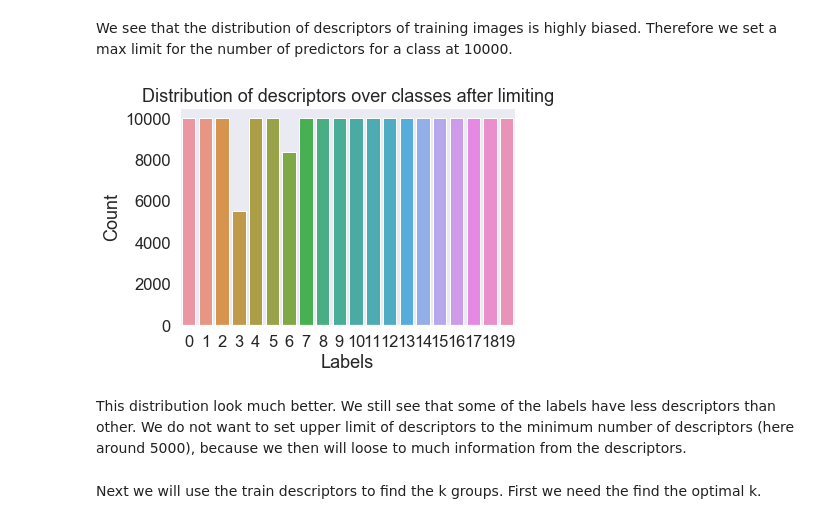
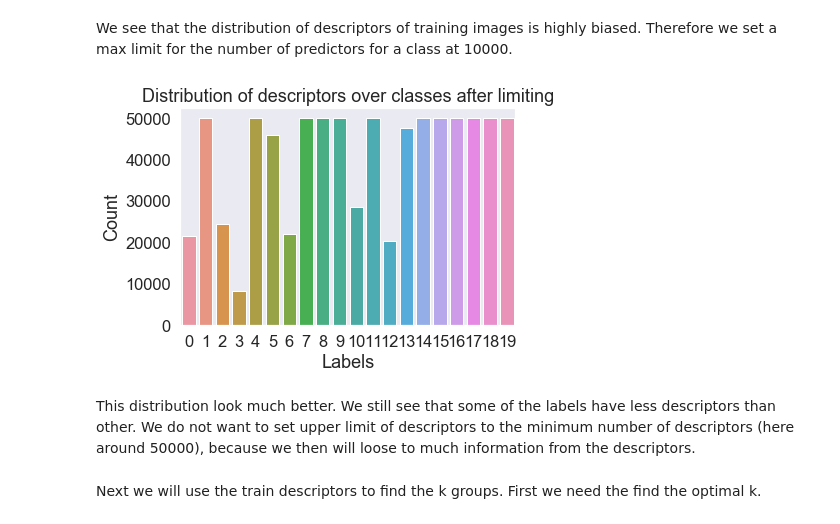
Before and after one commit to henrhoi/image-classification, a Jupyter notebook: GradProject_NB2.ipynb, the cells around one changed output. Saved outputs shown, nothing was run; the diff lists cells and outputs as text; code cells hidden in the pictures.

```diff
--- a/GradProject_NB2.ipynb
+++ b/GradProject_NB2.ipynb
@@ -606,0 +628,11 @@ print(len(descs))
+# %%
+def get_descriptors(img, sift=None):
+    sift = sift if sift else cv2.xfeatures2d.SIFT_create()
+    gray = cv2.cvtColor(img, cv2.COLOR_RGB2GRAY)
+    kp, descriptors = sift.detectAndCompute(gray, None)
+
+    return np.array(descriptors) if descriptors is not None else np.array([])
+
+img = training_data["Scaled_Image"][3].copy()
+descs = get_descriptors(img)
+descs.shape
@@ -627,31 +661,36 @@ def get_all_descriptors(images, labels, images_ids):
     Also collecting labels for future plotting
     """
     images = images.values
-
+    start_time = timer()
     descriptor_matrix = []
     desc_labels = []
     desc_images_id = []
-    sift = SIFT()
-    print(len(images))
+    sift = cv2.xfeatures2d.SIFT_create()
+    print(f"Processing {len(images)} images")
     for i, img in enumerate(images):
         descriptors = get_descriptors(img, sift)
         label = labels.iloc[i]
         image_id = images_ids.iloc[i]
+
         if len(descriptors) != 0:
             desc_labels.extend([label]*len(descriptors))
             descriptor_matrix.append(descriptors)
             desc_images_id.extend([image_id]*len(descriptors))
-        print(i)
+        print(f"[{((i + 1)/len(images))*100:.1f}%] Processed {i + 1} images. Time elapsed: {timer() - start_time:.1f} s", end='\r')
 
     return np.concatenate(descriptor_matrix), np.array(desc_labels), np.array(desc_images_id)
 # %%
 # Making a dataframe of all descriptors from all images
 # Adding ImageId and label for each descriptor so that we can extract them later,
 # without having to compute them again
+print(timer())
+ids, labels, images =  training_data['Image_Id'], training_data['Label'], training_data['Image']
 
-#descriptor_df = pd.DataFrame(matrix)
-#descriptor_df['Image_Id'] = ids
-#descriptor_df['Label'] = labels
+matrix, labels, ids = get_all_descriptors(images, labels, ids)
+descriptor_df = pd.DataFrame(matrix)
+descriptor_df['Image_Id'] = ids
+descriptor_df['Label'] = labels
+descriptor_df
 # %%
 # Saving all descriptors from all images in training data to file
 # Later, when we split in training and test data, we locate the discriptors images by their image Id
@@ -692,5 +733,5 @@ def build_descriptor_dict(descriptor_df):
 # %%
-descriptor_df = pd.read_csv('../descriptors.csv')
+descriptor_df = pd.read_csv('descriptors.csv')
 descriptor_dict = build_descriptor_dict(descriptor_df)
 # %%
 # Getting descriptors that corresponds to images in train_x and test_x
@@ -707,15 +748,15 @@ plt.title("Distribution of descriptors over classes");
 # %% [markdown]
 We see that the distribution of descriptors of training images is highly biased. Therefore we set a max limit for the number of predictors for a class at 10000.
 # %%
-train_descriptors = train_descriptors.groupby('Label').head(10000)
+train_descriptors = train_descriptors.groupby('Label').head(50000)
 sns.barplot(train_descriptors['Label'].value_counts().index, train_descriptors['Label'].value_counts().values)
 plt.xlabel('Labels')
 plt.ylabel('Count')
 plt.title("Distribution of descriptors over classes after limiting");
 # %% [output]
-[figure, old version]
+[figure, new version]
 # %% [markdown]
-This distribution look much better. We still see that some of the labels have less descriptors than other. We do not want to set upper limit of descriptors to the minimum number of descriptors (here around 5000), because we then will loose to much information from the descriptors.
+This distribution look much better. We still see that some of the labels have less descriptors than other. We do not want to set upper limit of descriptors to the minimum number of descriptors (here around 50000), because we then will loose to much information from the descriptors.
 # %% [markdown]
 Next we will use the train descriptors to find the k groups.
 First we need the find the optimal k.
```
Also changed, not shown: parts of 38 cells of this notebook, 4 other files.
